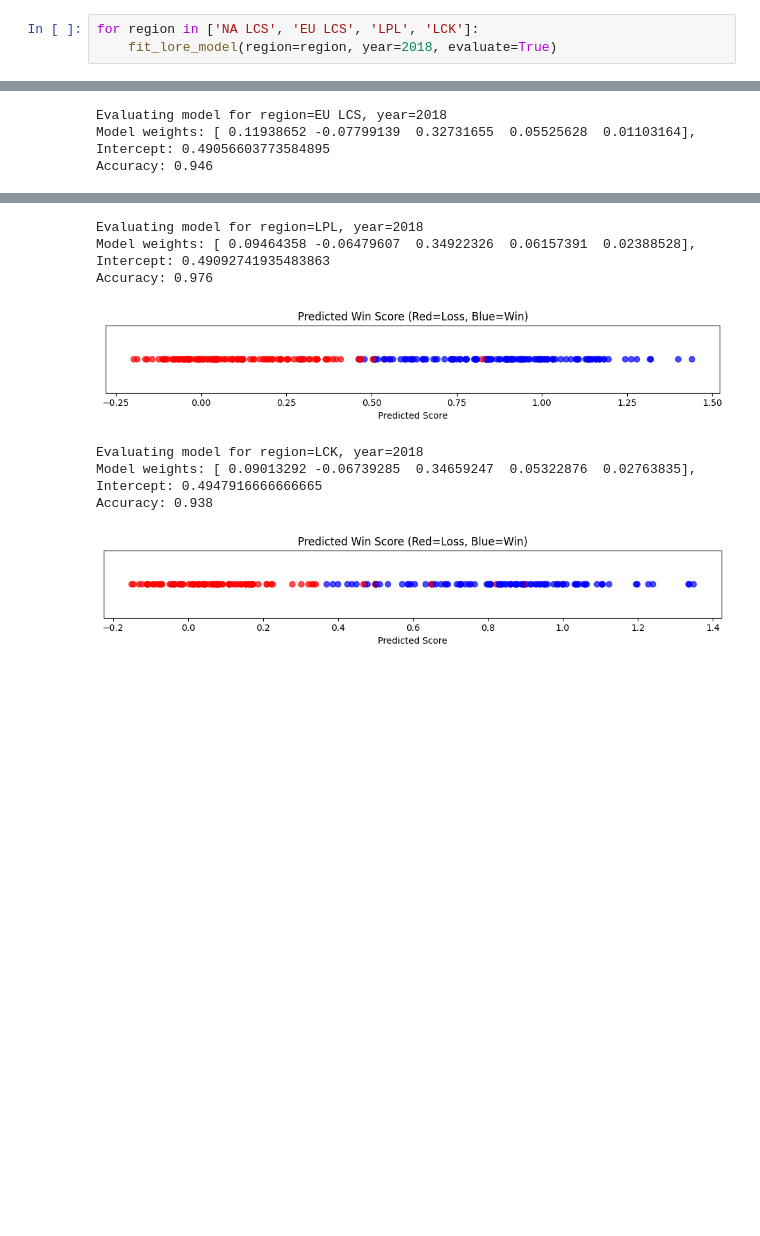
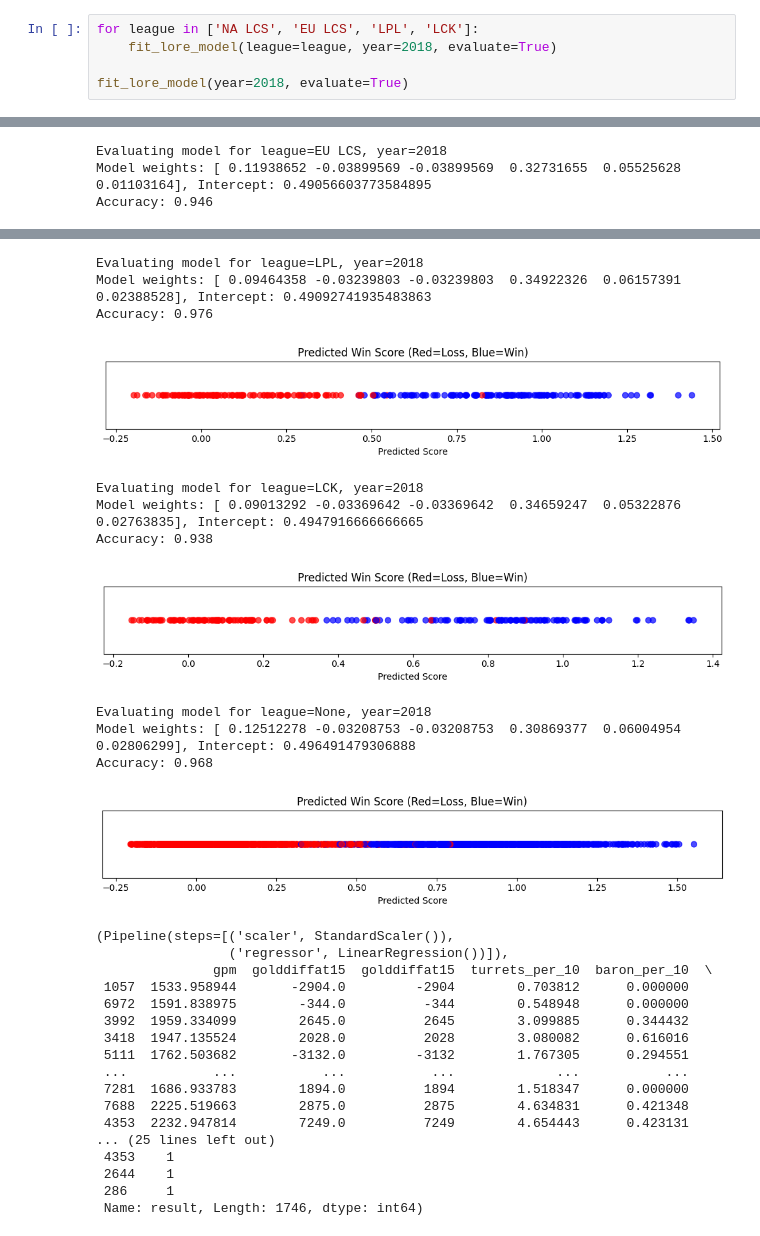
Before and after one commit to thaiv28/Prometheus, a Jupyter notebook: notebooks/models.ipynb, the cells around one changed output, grey strips where cells are left out. Cells and saved outputs as stored; diff of their text form; blank space fills up the shorter version.

Commit message:
update 'region' to 'league'

```diff
--- a/notebooks/models.ipynb
+++ b/notebooks/models.ipynb
@@ -9,4 +7,6 @@ from prometheus.regression import fit_lore_model
 # %%
-for region in ['NA LCS', 'EU LCS', 'LPL', 'LCK']:
-    fit_lore_model(region=region, year=2018, evaluate=True)
+for league in ['NA LCS', 'EU LCS', 'LPL', 'LCK']:
+    fit_lore_model(league=league, year=2018, evaluate=True)
+
+fit_lore_model(year=2018, evaluate=True)
 # %% [output]
@@ -15,14 +15,35 @@ Model weights: [ 0.18616334 -0.10175248  0.25387331  0.034028    0.05615298], In
 Accuracy: 0.989
 [figure]
-Evaluating model for region=EU LCS, year=2018
-Model weights: [ 0.11938652 -0.07799139  0.32731655  0.05525628  0.01103164], Intercept: 0.49056603773584895
+Evaluating model for league=EU LCS, year=2018
+Model weights: [ 0.11938652 -0.03899569 -0.03899569  0.32731655  0.05525628  0.01103164], Intercept: 0.49056603773584895
 Accuracy: 0.946
 [figure]
-Evaluating model for region=LPL, year=2018
-Model weights: [ 0.09464358 -0.06479607  0.34922326  0.06157391  0.02388528], Intercept: 0.49092741935483863
+Evaluating model for league=LPL, year=2018
+Model weights: [ 0.09464358 -0.03239803 -0.03239803  0.34922326  0.06157391  0.02388528], Intercept: 0.49092741935483863
 Accuracy: 0.976
 [figure]
-Evaluating model for region=LCK, year=2018
-Model weights: [ 0.09013292 -0.06739285  0.34659247  0.05322876  0.02763835], Intercept: 0.4947916666666665
+Evaluating model for league=LCK, year=2018
+Model weights: [ 0.09013292 -0.03369642 -0.03369642  0.34659247  0.05322876  0.02763835], Intercept: 0.4947916666666665
 Accuracy: 0.938
 [figure]
+Evaluating model for league=None, year=2018
+Model weights: [ 0.12512278 -0.03208753 -0.03208753  0.30869377  0.06004954  0.02806299], Intercept: 0.496491479306888
+Accuracy: 0.968
+[figure, added]
+(Pipeline(steps=[('scaler', StandardScaler()),
+                 ('regressor', LinearRegression())]),
+               gpm  golddiffat15  golddiffat15  turrets_per_10  baron_per_10  \
+ 1057  1533.958944       -2904.0         -2904        0.703812      0.000000
+ 6972  1591.838975        -344.0          -344        0.548948      0.000000
+ 3992  1959.334099        2645.0          2645        3.099885      0.344432
+ 3418  1947.135524        2028.0          2028        3.080082      0.616016
+ 5111  1762.503682       -3132.0         -3132        1.767305      0.294551
+ ...           ...           ...           ...             ...           ...
+ 7281  1686.933783        1894.0          1894        1.518347      0.000000
+ 7688  2225.519663        2875.0          2875        4.634831      0.421348
+ 4353  2232.947814        7249.0          7249        4.654443      0.423131
+... (25 lines left out)
+ 4353    1
+ 2644    1
+ 286     1
+ Name: result, Length: 1746, dtype: int64)
```
Also changed, not shown: parts of 5 cells of this notebook, 1 other file.
